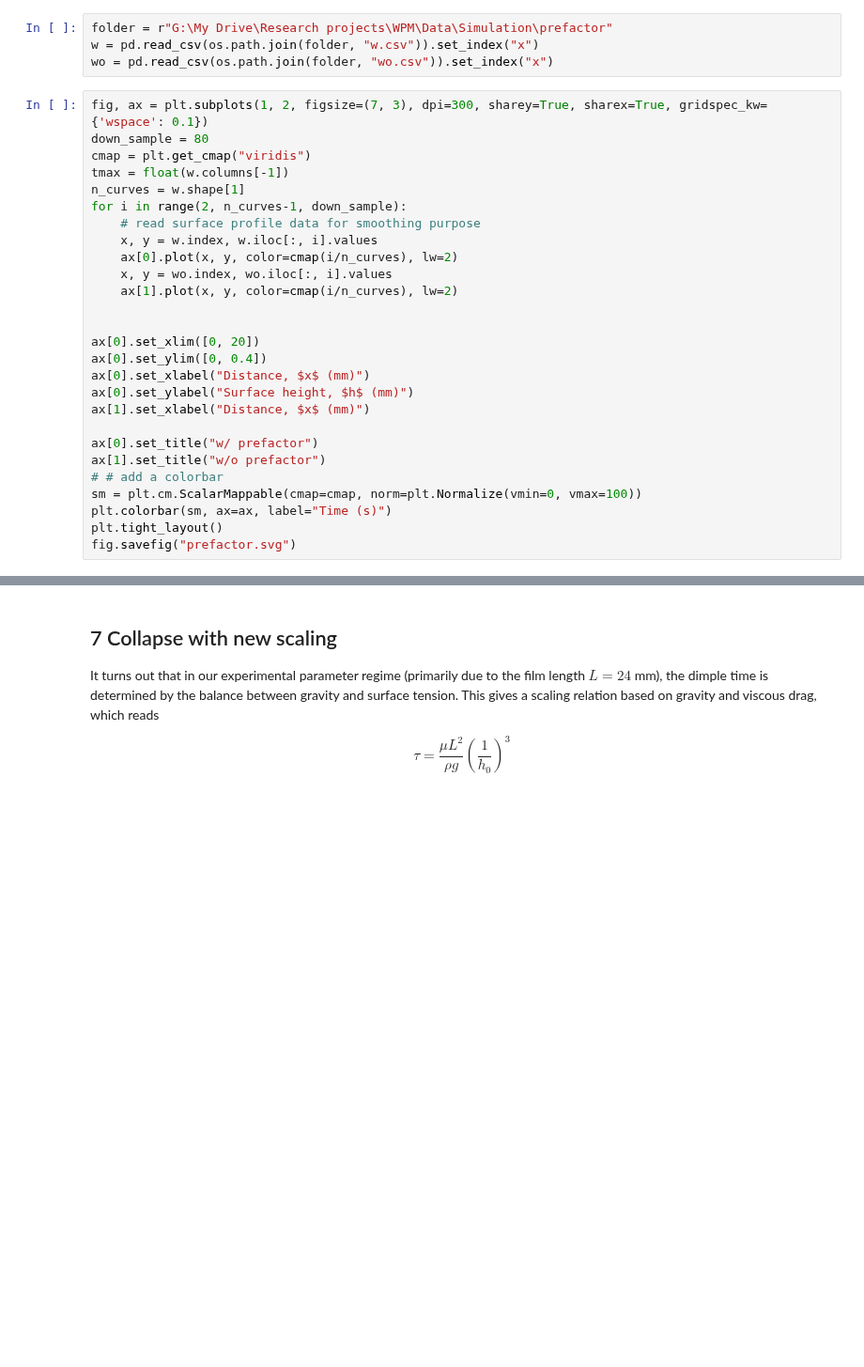
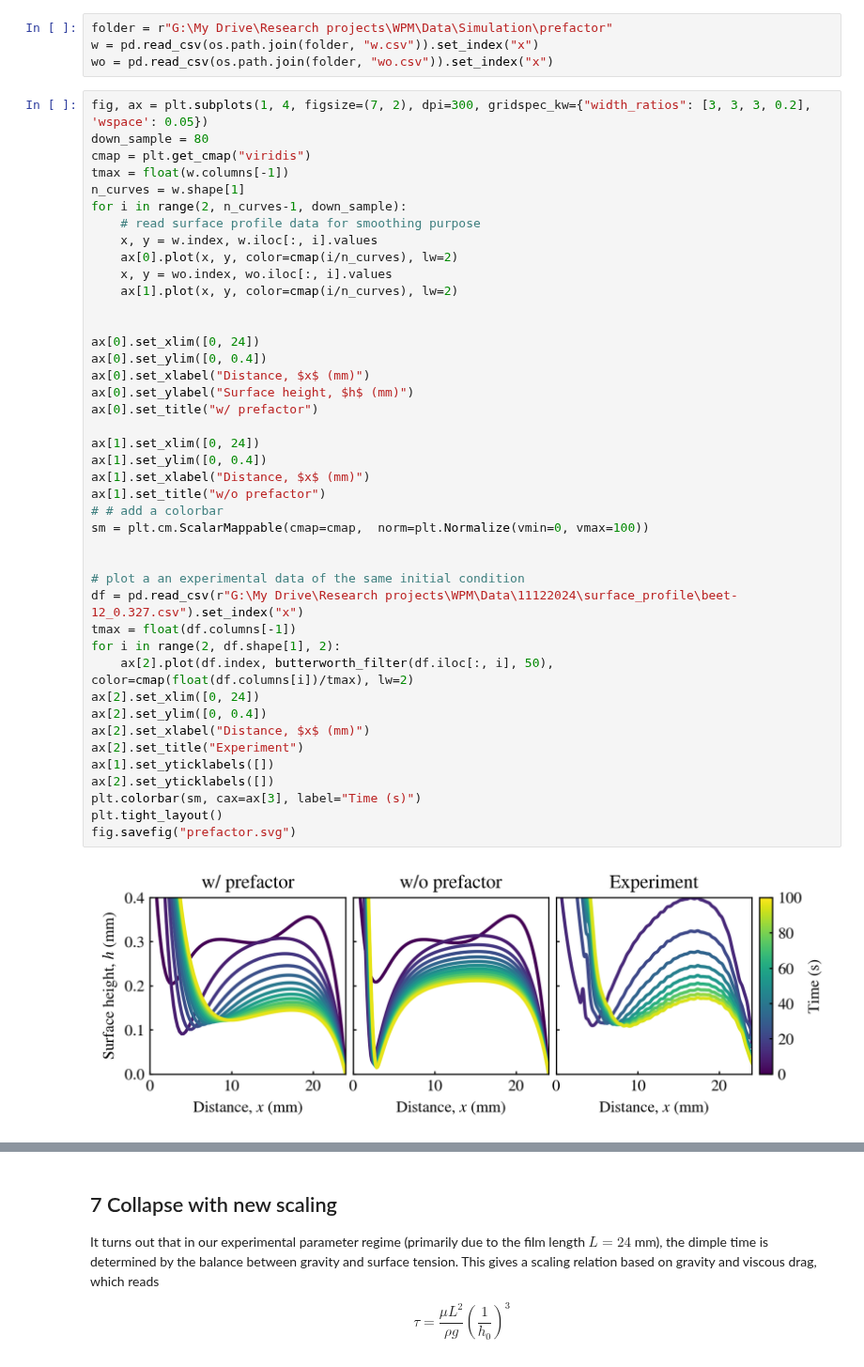
Before and after one commit to ZLoverty/WPM, a Jupyter notebook: Code/Response_to_reviewers.ipynb, the cells around one changed output, grey strips where cells are left out. Shown at 94% size. Drawn from its saved outputs; the diff is of its cells as text; blank space fills up the shorter version.

Commit message:
still working on the time scale
- got the idea to make phase diagrams, so we have better understanding of which force scale to use.

```diff
--- a/Code/Response_to_reviewers.ipynb
+++ b/Code/Response_to_reviewers.ipynb
@@ -738,29 +738,46 @@ folder = r"G:\My Drive\Research projects\WPM\Data\Simulation\prefactor"
 w = pd.read_csv(os.path.join(folder, "w.csv")).set_index("x")
 wo = pd.read_csv(os.path.join(folder, "wo.csv")).set_index("x")
 # %%
-fig, ax = plt.subplots(1, 2, figsize=(7, 3), dpi=300, sharey=True, sharex=True, gridspec_kw={'wspace': 0.1})
+fig, ax = plt.subplots(1, 4, figsize=(7, 2), dpi=300, gridspec_kw={"width_ratios": [3, 3, 3, 0.2], 'wspace': 0.05})
 down_sample = 80
 cmap = plt.get_cmap("viridis")
 tmax = float(w.columns[-1])
 n_curves = w.shape[1]
 for i in range(2, n_curves-1, down_sample):
     # read surface profile data for smoothing purpose
     x, y = w.index, w.iloc[:, i].values
     ax[0].plot(x, y, color=cmap(i/n_curves), lw=2)
     x, y = wo.index, wo.iloc[:, i].values
     ax[1].plot(x, y, color=cmap(i/n_curves), lw=2)
 
 
-ax[0].set_xlim([0, 20])
+ax[0].set_xlim([0, 24])
 ax[0].set_ylim([0, 0.4])
 ax[0].set_xlabel("Distance, $x$ (mm)")
 ax[0].set_ylabel("Surface height, $h$ (mm)")
+ax[0].set_title("w/ prefactor")
+
+ax[1].set_xlim([0, 24])
+ax[1].set_ylim([0, 0.4])
 ax[1].set_xlabel("Distance, $x$ (mm)")
-
-ax[0].set_title("w/ prefactor")
 ax[1].set_title("w/o prefactor")
 # # add a colorbar
-sm = plt.cm.ScalarMappable(cmap=cmap, norm=plt.Normalize(vmin=0, vmax=100))
-plt.colorbar(sm, ax=ax, label="Time (s)")
+sm = plt.cm.ScalarMappable(cmap=cmap,  norm=plt.Normalize(vmin=0, vmax=100))
+
+
+# plot a an experimental data of the same initial condition
+df = pd.read_csv(r"G:\My Drive\Research projects\WPM\Data\11122024\surface_profile\beet-12_0.327.csv").set_index("x")
+tmax = float(df.columns[-1])
+for i in range(2, df.shape[1], 2):
+    ax[2].plot(df.index, butterworth_filter(df.iloc[:, i], 50), color=cmap(float(df.columns[i])/tmax), lw=2)
+ax[2].set_xlim([0, 24])
+ax[2].set_ylim([0, 0.4])
+ax[2].set_xlabel("Distance, $x$ (mm)")
+ax[2].set_title("Experiment")
+ax[1].set_yticklabels([])
+ax[2].set_yticklabels([])
+plt.colorbar(sm, cax=ax[3], label="Time (s)")
 plt.tight_layout()
 fig.savefig("prefactor.svg")
+# %% [output]
+[figure, added]
```
Also changed, not shown: parts of 15 cells of this notebook, 2 other files.
